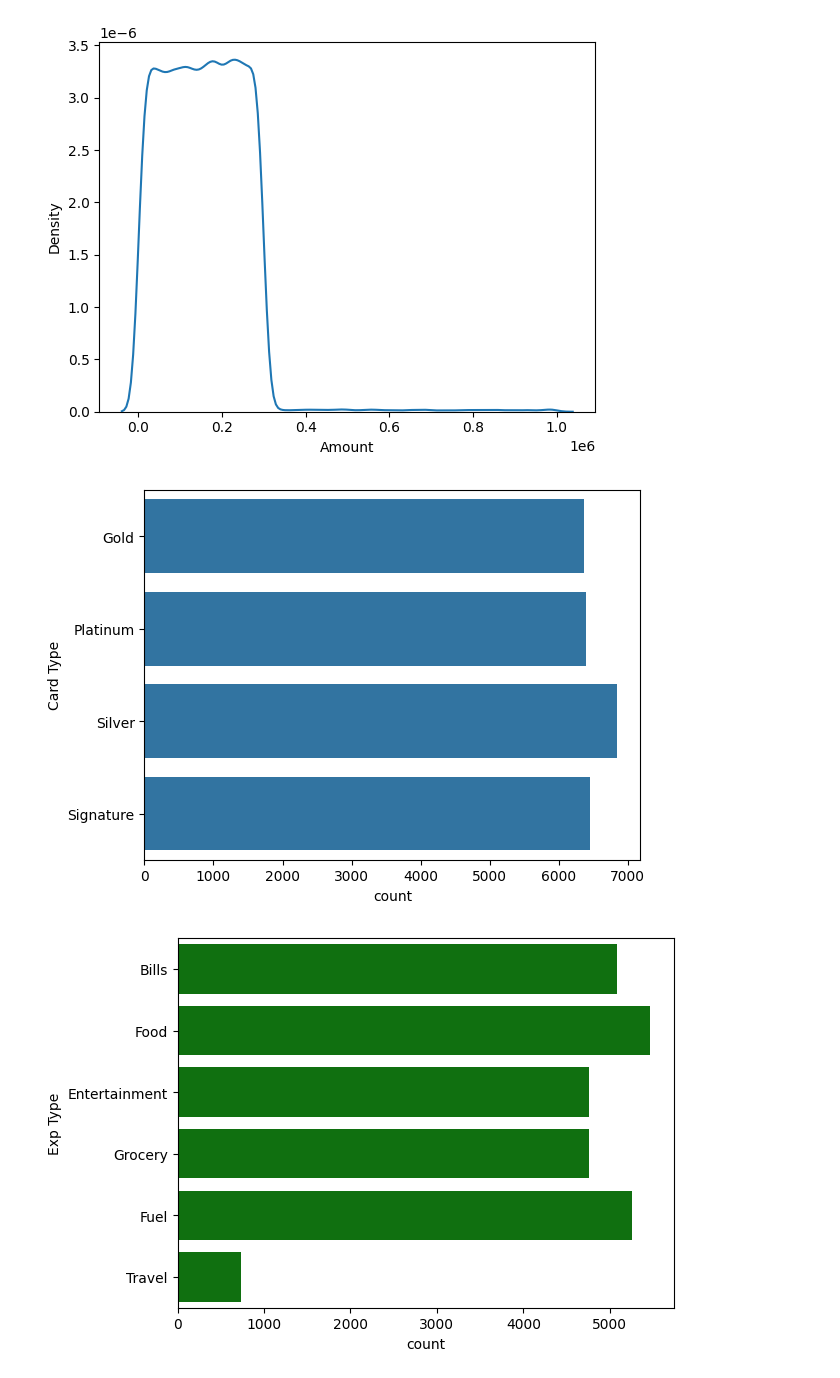
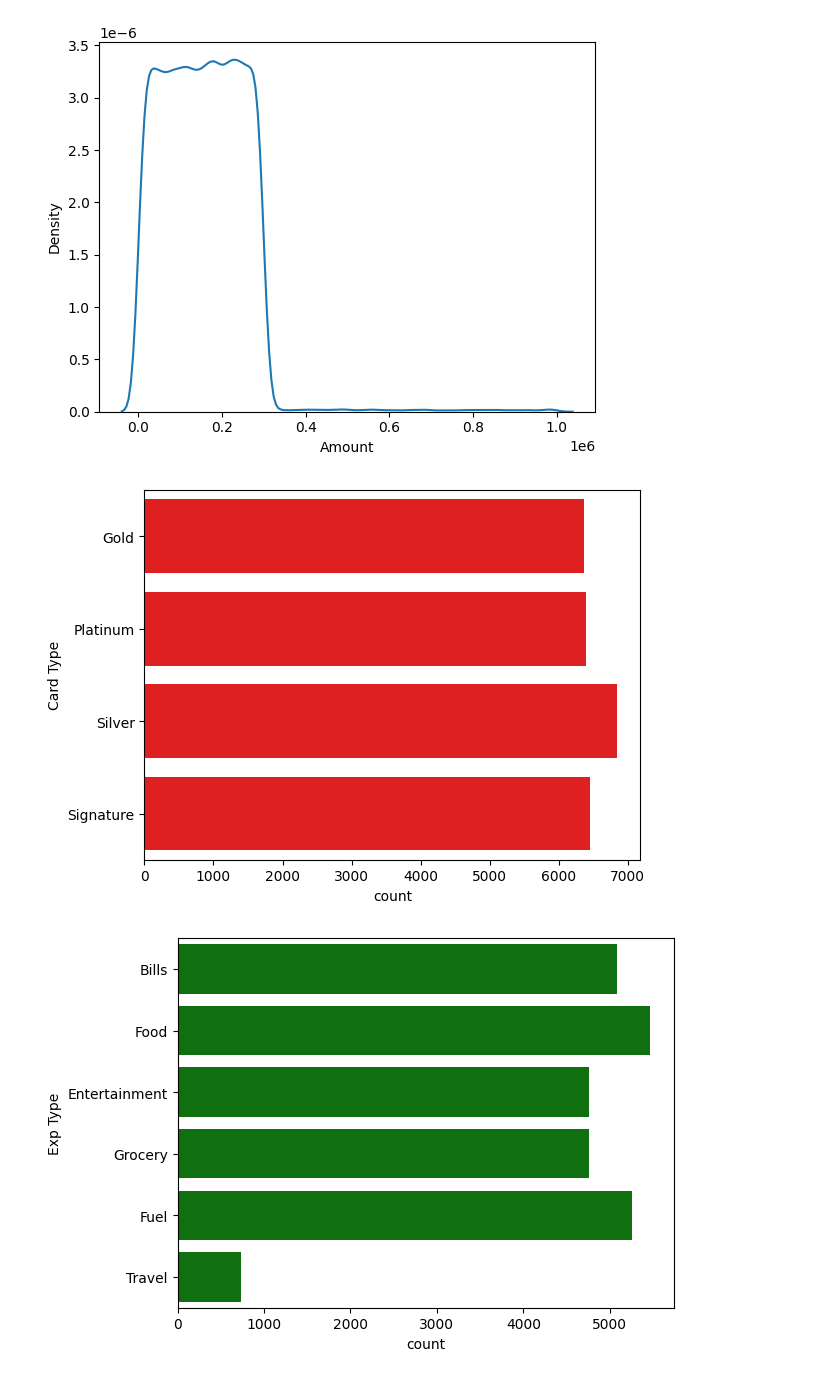
Before and after one commit to ankitg-02/Credit-Card-Transaction-Analysis, a Jupyter notebook: Credit_Card.ipynb, the cells around one changed output. Cells and saved outputs as stored; diff of their text form; code cells hidden in the pictures.

```diff
--- a/Credit_Card.ipynb
+++ b/Credit_Card.ipynb
@@ -129,10 +159,10 @@ plt.show()
 # %% [output]
 [figure]
 # %%
-sns.countplot(credit['Card Type'])
+sns.countplot(credit['Card Type'],color='red')
 plt.show()
 # %% [output]
-[figure, old version]
+[figure, new version]
 # %%
 sns.countplot(credit['Exp Type'],color='green')
 plt.show()
```
Also changed, not shown: parts of 5 cells of this notebook.
